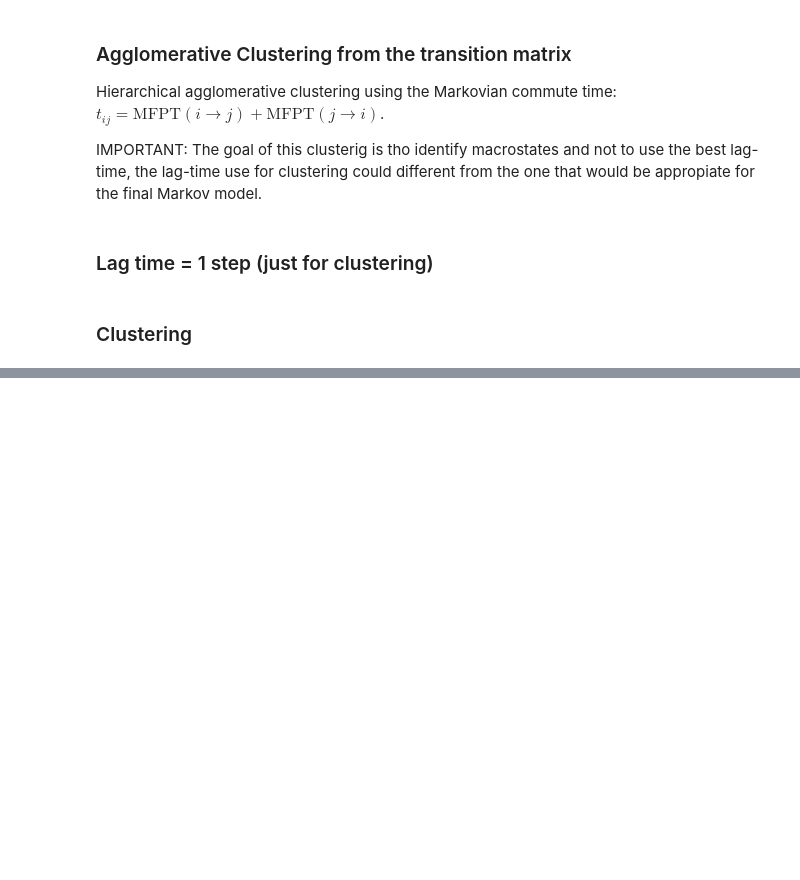
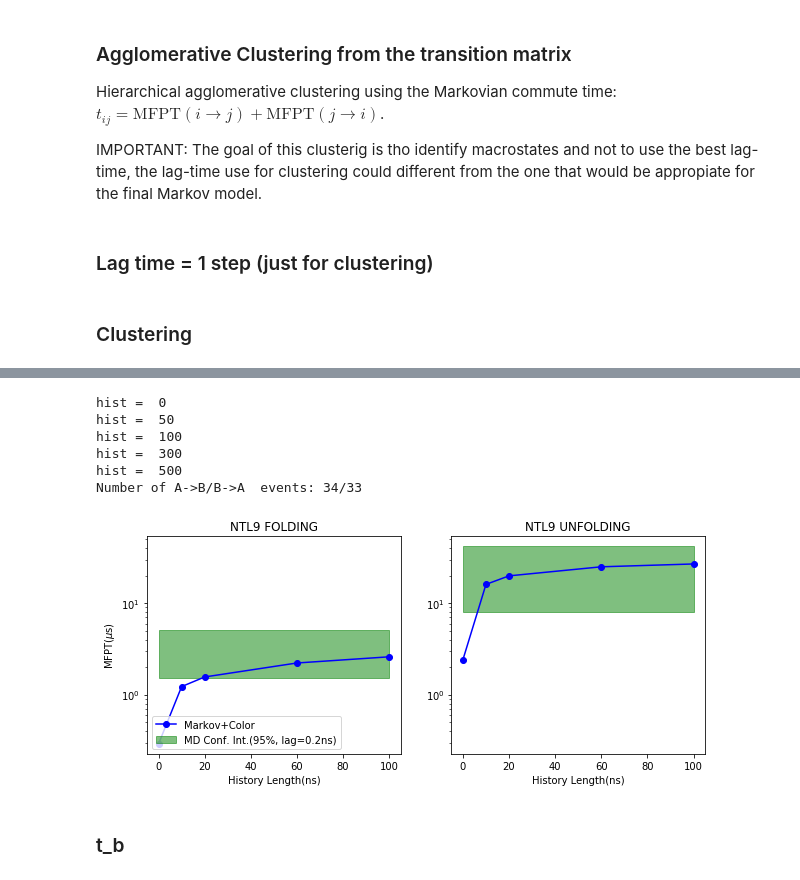
Before and after one commit to choderalab/msm-mfpt, a Jupyter notebook: models/NTL9_model_mindist-ernesto.ipynb, the cells around one changed output, grey strips where cells are left out. Drawn from its saved outputs; the diff is of its cells as text; code cells hidden in the pictures; blank space fills up the shorter version.

```diff
--- a/models/NTL9_model_mindist-ernesto.ipynb
+++ b/models/NTL9_model_mindist-ernesto.ipynb
@@ -415,0 +542,68 @@ Number of A->B/B->A  events: 61/62
+# %%
+dt =0.0002
+
+discrete_traj = cluster.dtrajs
+
+history = np.array([0, 50, 100, 300, 500])
+mpc_mfptsAB = []
+mpc_mfptsBA = []
+
+for hist in history:
+    print("hist = ", hist)
+    model = MarkovPlusColorModel(discrete_traj, stateA, stateB, hist_length=hist)
+    kinetics = model.mfpts()
+    mpc_mfptsAB.append(kinetics['mfptAB']*dt)
+    mpc_mfptsBA.append(kinetics['mfptBA']*dt)
+
+# Empirical values:
+emp_mfpts = model.empirical_mfpts()
+
+emp_mfptAB = emp_mfpts['mfptAB']*dt
+emp_mfptBA = emp_mfpts['mfptBA']*dt
+emp_std_err_mfptAB = emp_mfpts['std_err_mfptAB']*dt
+emp_std_err_mfptBA = emp_mfpts['std_err_mfptBA']*dt
+# %% [output]
+hist =  0
+hist =  50
+hist =  100
+hist =  300
+hist =  500
+Number of A->B/B->A  events: 34/33
+# %%
+alpha = 0.5
+
+fig =plt.figure(figsize = (10,4))
+
+err_maxAB = [emp_mfptAB + 2*emp_std_err_mfptAB for _ in history]
+err_minAB = [emp_mfptAB - 2*emp_std_err_mfptAB for _ in history]
+err_maxBA = [emp_mfptBA + 2*emp_std_err_mfptBA for _ in history]
+err_minBA = [emp_mfptBA - 2*emp_std_err_mfptBA for _ in history]
+
+ax1 = fig.add_subplot(121)
+ax1.fill_between(history*0.2, err_minAB, err_maxAB,
+                 alpha=alpha, color="green", label="MD Conf. Int.(95%, lag=0.2ns)" )
+ax1.plot(history*0.2, mpc_mfptsAB, "-o", label="Markov+Color", color='b')
+ax1.set_yscale("log")
+ax1.set_title("NTL9 FOLDING")
+ax1.set_xlabel("History Length(ns)")
+ax1.set_ylabel("MFPT($\mu$s)")
+ax1.legend(loc='lower left')
+#ax1.set_xlim(-2,80)
+#ax1.set_ylim(0.01,10)
+
+ax2 = fig.add_subplot(122, sharey=ax1)
+ax2.fill_between(history*0.2, err_minBA, err_maxBA,
+                 alpha=alpha, color="green", label="Conf. Int.(95%)" )
+ax2.plot(history*0.2, mpc_mfptsBA, "-o", label="Markov+Color", color='b')
+ax2.set_yscale("log")
+ax2.set_title("NTL9 UNFOLDING")
+ax2.set_xlabel("History Length(ns)")
+#ax2.legend(loc='upper left')
+#ax2.set_xlim(-2,80)
+#ax2.set_ylim(0.01,10)
+
+plt.show()
+# %% [output]
+[figure, added]
+# %% [markdown]
+### t_b
```
Also changed, not shown: parts of 27 cells of this notebook.
